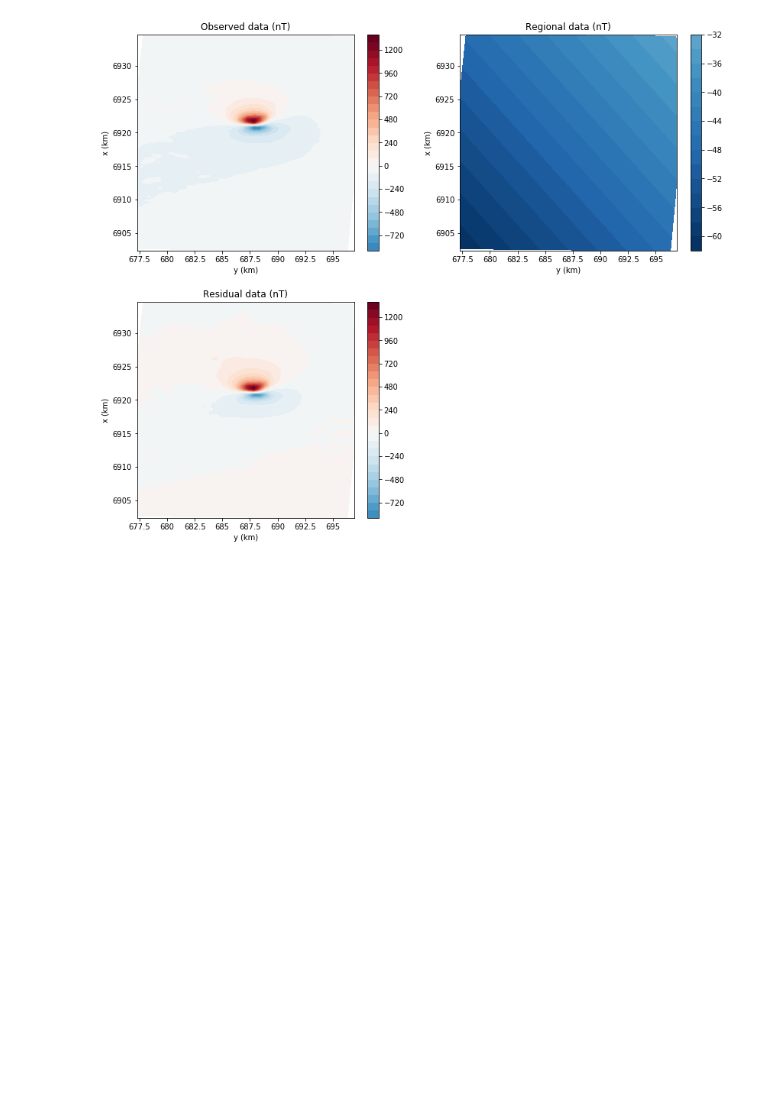
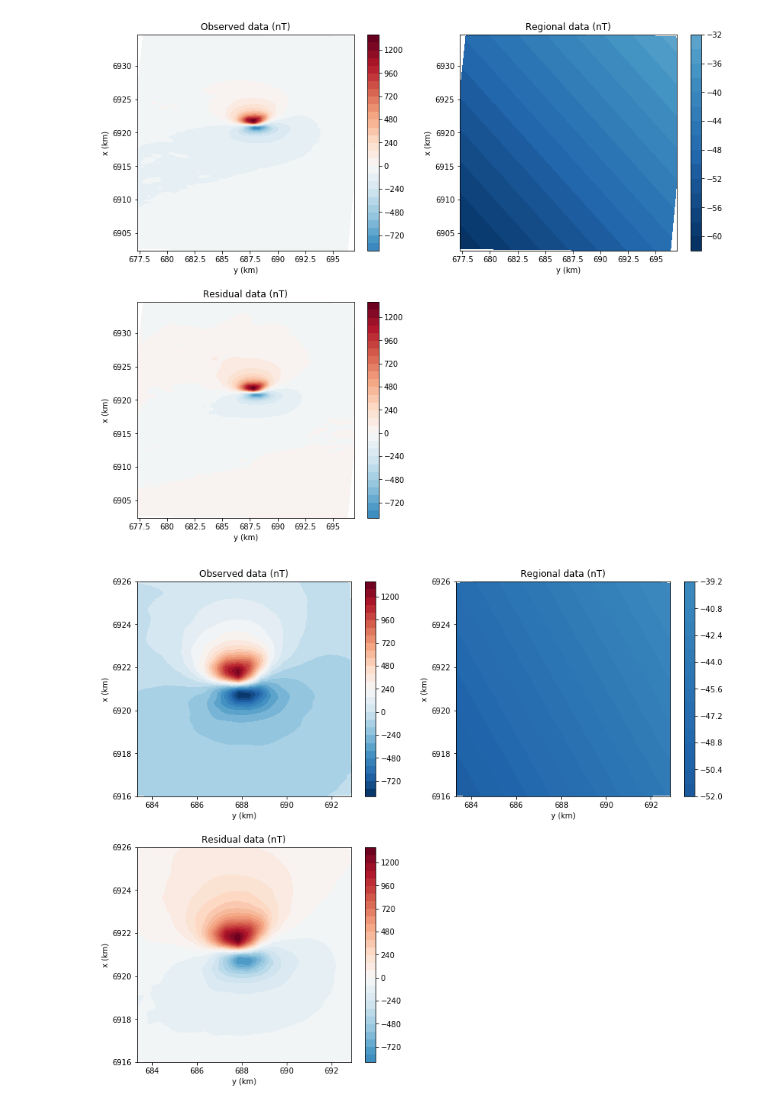
Before and after one commit to pinga-lab/magnetic-radial-inversion, a Jupyter notebook: code/anitapolis/regional_separation.ipynb, the cells around one changed output. Drawn from its saved outputs; the diff is of its cells as text; code cells hidden in the pictures; blank space fills up the shorter version.

```diff
--- a/code/anitapolis/regional_separation.ipynb
+++ b/code/anitapolis/regional_separation.ipynb
@@ -106,5 +102,7 @@ plt.show()
 # %% [output]
 [figure]
 # %%
-dataset.insert(3, "mag_res1", tfa_residual1)
+dataset.insert(3, "mag_res", tfa_residual1)
+# %%
+dataset.insert(4, "reg", tfa_regional1)
 # %%
@@ -111,0 +110,52 @@ dataset.to_csv('anitapolis_decimated_tfa_residual.txt', sep=' ')
+# %%
+mask = (dataset['Y'] <= 693000.) & (dataset['Y'] >= 683000.) & (dataset['X'] <= 6926000.) & (dataset['X'] >= 6916000.)
+data = dataset[mask]
+data.reset_index(inplace=True)
+# %%
+#plt.close('all')
+plt.figure(figsize=(12,10))
+
+plt.subplot(2,2,1)
+plt.title("Observed data (nT)")
+#norm=mpb.colors.Normalize(vmin=-np.max(dobs), vmax=np.max(dobs))
+#plt.axis('scaled')
+plt.tricontourf(data['Y'], data['X'], data['MAGIGRF'], 30, cmap ='RdBu_r')
+plt.colorbar()
+plt.xlabel('y (km)')
+plt.ylabel('x (km)')
+mpl.m2km()
+
+plt.subplot(2,2,2)
+plt.title("Regional data (nT)")
+#plt.axis('scaled')
+norm=mpb.colors.Normalize(vmin=np.min(tfa_regional1), vmax=-np.min(tfa_regional1))
+plt.tricontourf(data['Y'], data['X'], data['reg'], 15, cmap = plt.get_cmap('RdBu_r'), norm=norm)
+plt.colorbar()
+plt.xlabel('y (km)')
+plt.ylabel('x (km)')
+mpl.m2km()
+
+plt.subplot(2,2,3)
+plt.title("Residual data (nT)")
+#plt.axis('scaled')
+norm=mpb.colors.Normalize(vmin=-np.max(tfa_residual1), vmax=np.max(tfa_residual1))
+plt.tricontourf(data['Y'], data['X'], data['mag_res'], 30, cmap = plt.get_cmap('RdBu_r'), norm=norm)
+plt.colorbar()
+plt.xlabel('y (km)')
+plt.ylabel('x (km)')
+mpl.m2km()
+
+# plt.subplot(2,2,4)
+# plt.title("Campo esfera (nT)")
+# #plt.axis('scaled')
+# plt.tricontourf(data['Y'], data['X'], dobs, 15, cmap = plt.get_cmap('RdBu_r'))
+# plt.colorbar()
+# plt.xlabel('y (km)')
+# plt.ylabel('x (km)')
+# mpl.m2km()
+
+plt.tight_layout(pad = 2.)
+
+plt.show()
+# %% [output]
+[figure, added]
```
Also changed, not shown: parts of 3 cells of this notebook, 6 other files.
